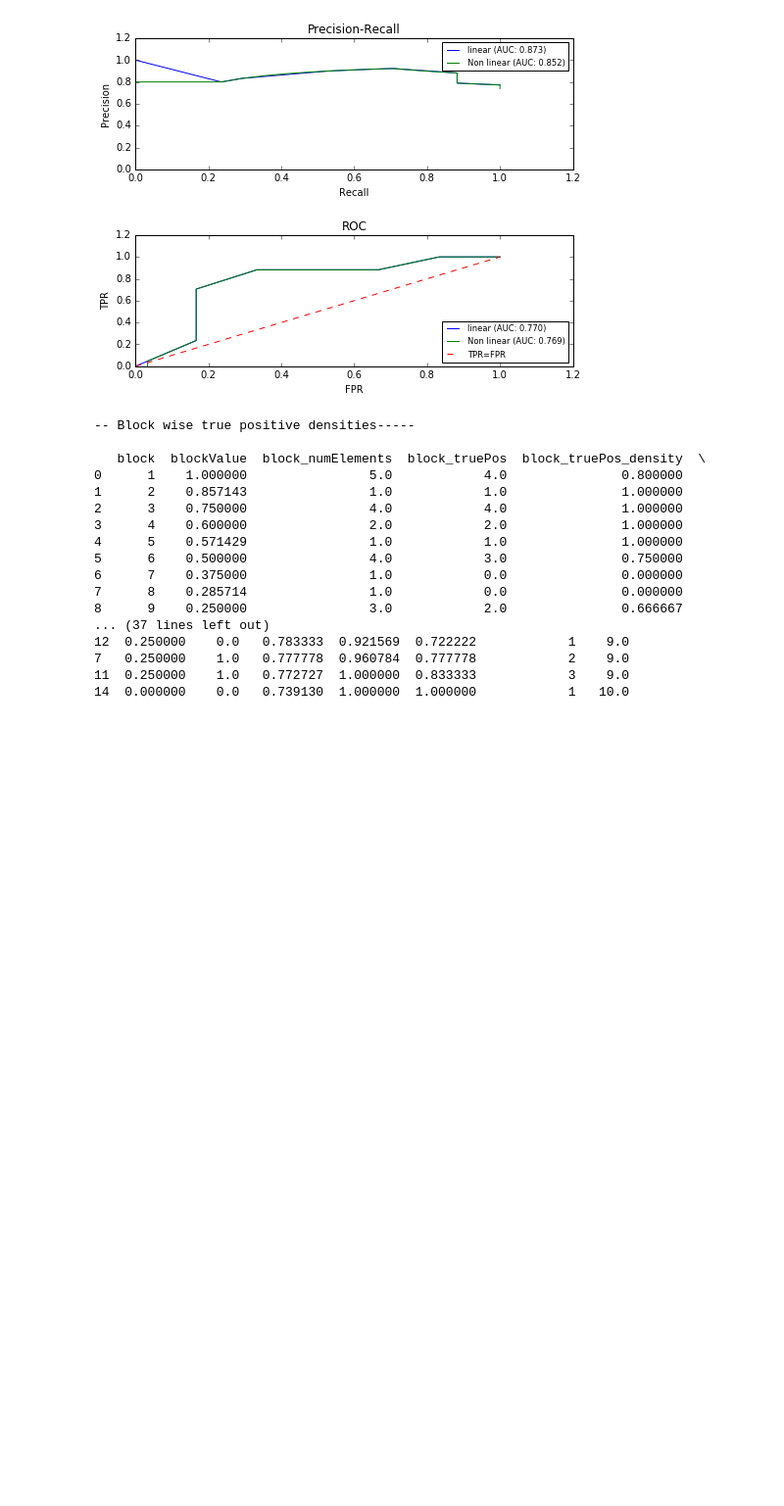
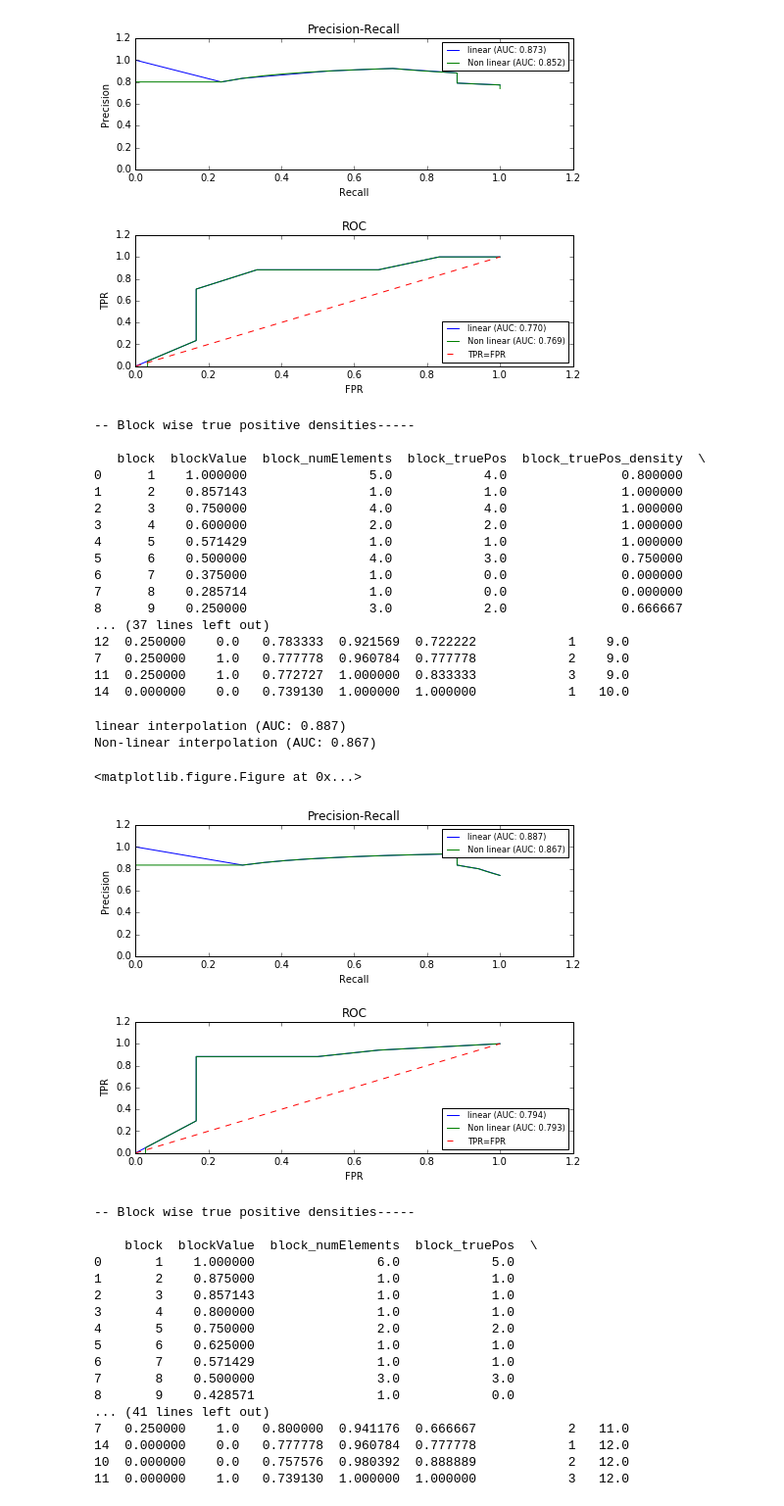
Before and after one commit to apratap/appys, a Jupyter notebook: ipy_notebooks/nonLinear_interpolation_PR_ROC_curves.ipynb, the cells around one changed output. Shown: that part at 98% size. Saved outputs shown, nothing was run; the diff lists cells and outputs as text; code cells hidden in the pictures; blank space fills up the shorter version.

```diff
--- a/ipy_notebooks/nonLinear_interpolation_PR_ROC_curves.ipynb
+++ b/ipy_notebooks/nonLinear_interpolation_PR_ROC_curves.ipynb
@@ -323,3 +323,28 @@ Non-linear interpolation (AUC: 0.852)
 7   0.250000    1.0   0.777778  0.960784  0.777778            2    9.0
 11  0.250000    1.0   0.772727  1.000000  0.833333            3    9.0
 14  0.000000    0.0   0.739130  1.000000  1.000000            1   10.0
+# %%
+data = sub2.merge(truth, left_on="SUBJECTID", right_on="SUBJECTID", how="outer")
+__temp_plot(data.true_class, data.pred, debug=True)
+# %% [output]
+linear interpolation (AUC: 0.887)
+Non-linear interpolation (AUC: 0.867)
+<matplotlib.figure.Figure at 0x...>
+[figure, added]
+-- Block wise true positive densities-----
+
+    block  blockValue  block_numElements  block_truePos  \
+0       1    1.000000                6.0            5.0
+1       2    0.875000                1.0            1.0
+2       3    0.857143                1.0            1.0
+3       4    0.800000                1.0            1.0
+4       5    0.750000                2.0            2.0
+5       6    0.625000                1.0            1.0
+6       7    0.571429                1.0            1.0
+7       8    0.500000                3.0            3.0
+8       9    0.428571                1.0            0.0
+... (41 lines left out)
+7   0.250000    1.0   0.800000  0.941176  0.666667            2   11.0
+14  0.000000    0.0   0.777778  0.960784  0.777778            1   12.0
+10  0.000000    0.0   0.757576  0.980392  0.888889            2   12.0
+11  0.000000    1.0   0.739130  1.000000  1.000000            3   12.0
```
Also changed, not shown: parts of 1 cell of this notebook.
